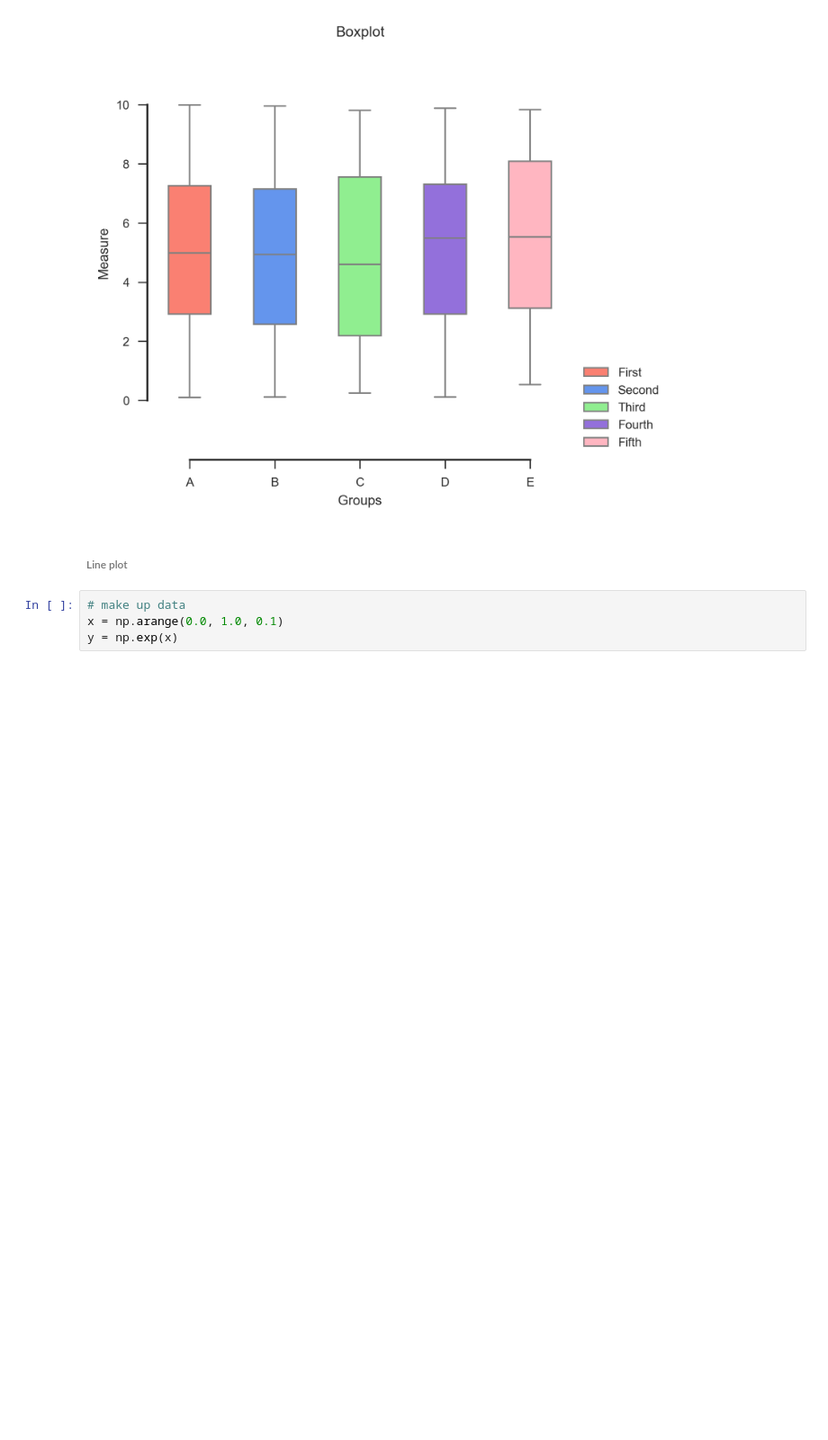
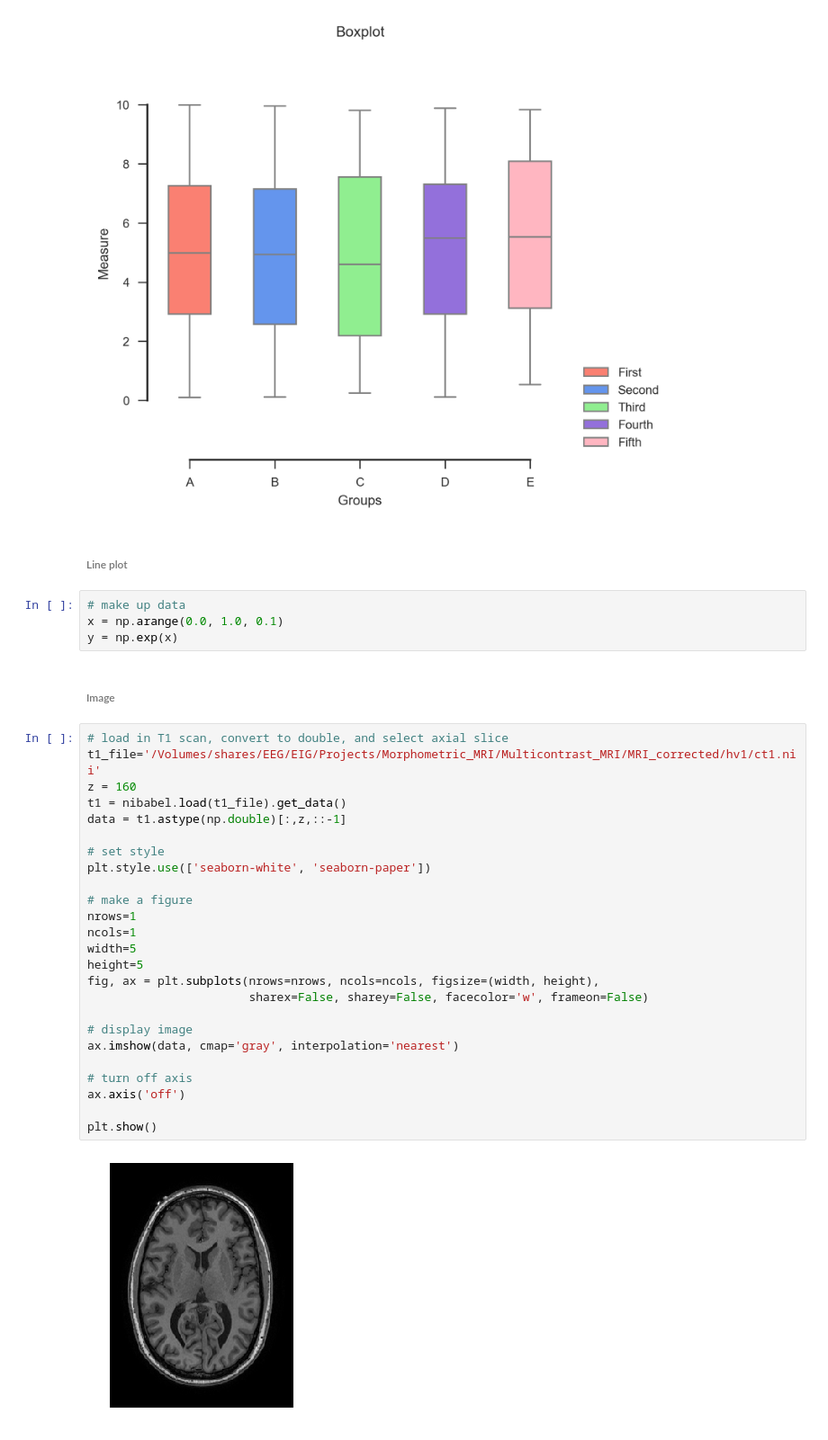
Before and after one commit to snydek1/lab_guide, a Jupyter notebook: notebooks/Figures.ipynb, the cells around one changed output. Shown at 90% size. Saved outputs shown, nothing was run; the diff lists cells and outputs as text; blank space fills up the shorter version.

Commit message:
started figure explanation for showing a brain slice image

```diff
--- a/notebooks/Figures.ipynb
+++ b/notebooks/Figures.ipynb
@@ -92,3 +92,32 @@ plt.savefig(fname, dpi=600, facecolor=None, edgecolor=None, transparent=True,
 # make up data
 x = np.arange(0.0, 1.0, 0.1)
 y = np.exp(x)
+# %% [markdown]
+###### Image
+# %%
+# load in T1 scan, convert to double, and select axial slice
+t1_file='/Volumes/shares/EEG/EIG/Projects/Morphometric_MRI/Multicontrast_MRI/MRI_corrected/hv1/ct1.nii'
+z = 160
+t1 = nibabel.load(t1_file).get_data()
+data = t1.astype(np.double)[:,z,::-1]
+
+# set style
+plt.style.use(['seaborn-white', 'seaborn-paper'])
+
+# make a figure
+nrows=1
+ncols=1
+width=5
+height=5
+fig, ax = plt.subplots(nrows=nrows, ncols=ncols, figsize=(width, height),
+                       sharex=False, sharey=False, facecolor='w', frameon=False)
+
+# display image
+ax.imshow(data, cmap='gray', interpolation='nearest')
+
+# turn off axis
+ax.axis('off')
+
+plt.show()
+# %% [output]
+[figure, added]
```
Also changed, not shown: parts of 1 cell of this notebook.
